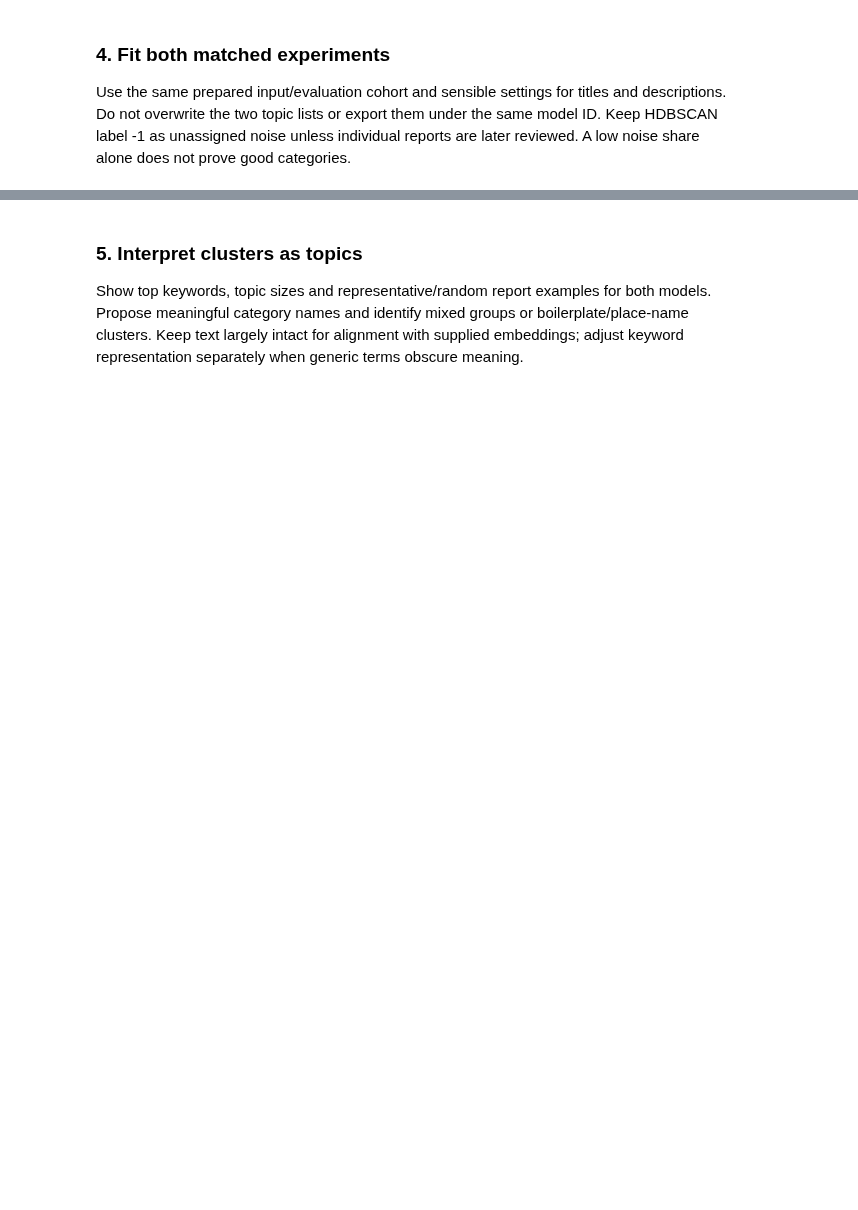
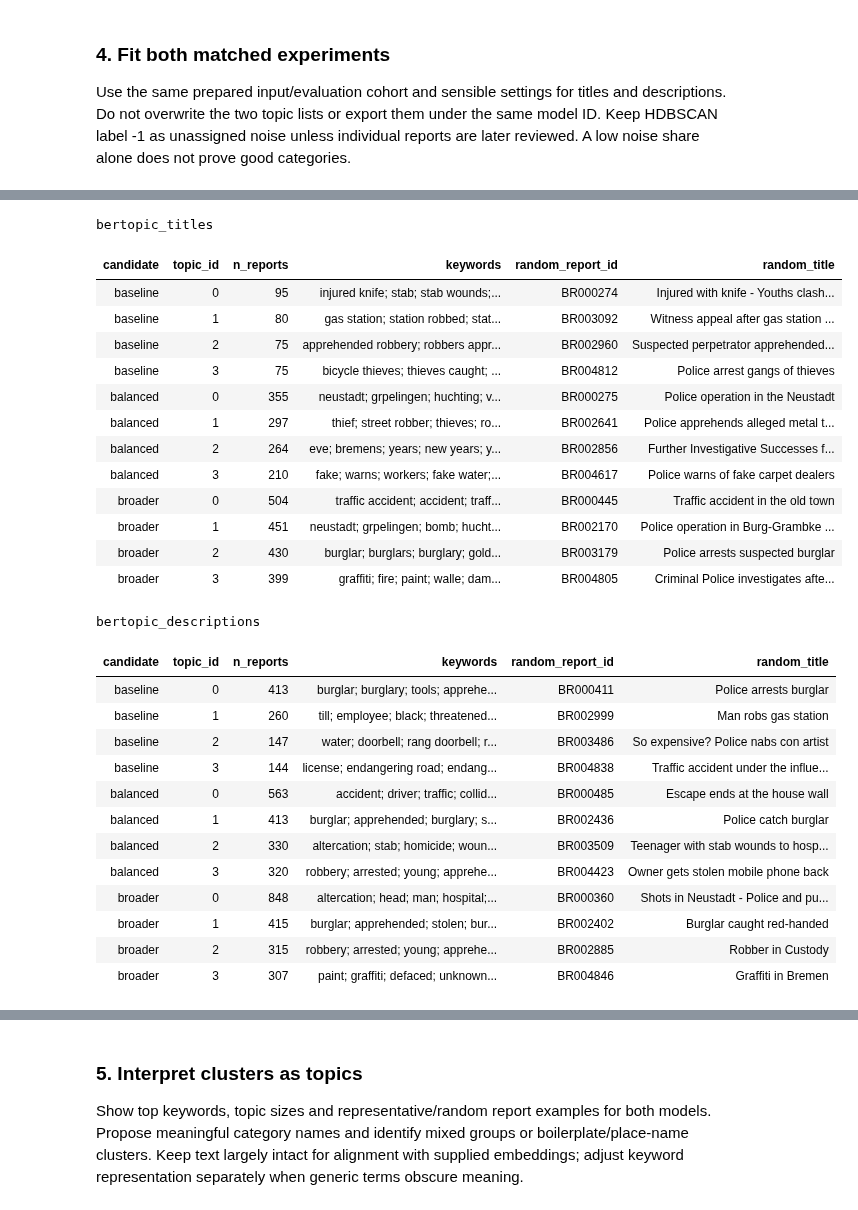
Before and after one commit to mshongwe775/bremen-crime-data-analytics, a Jupyter notebook: team_notebooks/04_embedding_topic_modeling.ipynb, the cells around one changed output, grey strips where cells are left out. Saved outputs shown, nothing was run; the diff lists cells and outputs as text; code cells hidden in the pictures; blank space fills up the shorter version.

```diff
--- a/team_notebooks/04_embedding_topic_modeling.ipynb
+++ b/team_notebooks/04_embedding_topic_modeling.ipynb
@@ -113,4 +363,26 @@ Start with a small reduced space such as 5 dimensions for HDBSCAN and a separate
 
 Use the same prepared input/evaluation cohort and sensible settings for titles and descriptions. Do not overwrite the two topic lists or export them under the same model ID. Keep HDBSCAN label -1 as unassigned noise unless individual reports are later reviewed. A low noise share alone does not prove good categories.
 # %%
-# TODO: add short code cells for this step.
+# Reuse the selected fitted objects: no duplicate final fit.
+runs = {model_id: results[selected_setting] for model_id, results in candidates.items()}
+summary_columns = ['model_id', 'modeling_cohort', 'n_topics', 'assigned_reports',
+                   'unassigned_reports', 'noise_rate', 'elapsed_seconds',
+                   'median_topic', 'largest_topic_share']
+model_summary = sensitivity.loc[sensitivity.candidate.eq(selected_setting), summary_columns].copy()
+model_summary = model_summary.rename(columns={'median_topic': 'median_assigned_topic_size'})
+show_table(model_summary.round(4))
+
+# Largest four topics per setting provide comparable development evidence.
+for model_id, results in candidates.items():
+    evidence = []
+    for name, result in results.items():
+        for topic in result['model'].get_topic_info().query('Topic >= 0').head(4).itertuples():
+            positions = np.flatnonzero(result['labels'] == topic.Topic)
+            position = np.random.default_rng(42 + int(topic.Topic)).choice(positions)
+            evidence.append({'candidate': name, 'topic_id': topic.Topic, 'n_reports': topic.Count,
+                'keywords': '; '.join(word for word, _ in result['model'].get_topic(topic.Topic)[:7]),
+                'random_report_id': cohorts[model_id]['ids'][position],
+                'random_title': cohorts[model_id]['frame'].iloc[position].title_en[:140]})
+    print(model_id)
+    show_table(pd.DataFrame(evidence))
+# %% [output]
@@ -117 +392,29 @@ Use the same prepared input/evaluation cohort and sensible settings for titles a
+bertopic_titles
+| candidate | topic_id | n_reports | keywords | random_report_id | random_title |
+| baseline | 0 | 95 | injured knife; stab; stab wounds;... | BR000274 | Injured with knife - Youths clash... |
+| baseline | 1 | 80 | gas station; station robbed; stat... | BR003092 | Witness appeal after gas station ... |
+| baseline | 2 | 75 | apprehended robbery; robbers appr... | BR002960 | Suspected perpetrator apprehended... |
+| baseline | 3 | 75 | bicycle thieves; thieves caught; ... | BR004812 | Police arrest gangs of thieves |
+| balanced | 0 | 355 | neustadt; grpelingen; huchting; v... | BR000275 | Police operation in the Neustadt |
+| balanced | 1 | 297 | thief; street robber; thieves; ro... | BR002641 | Police apprehends alleged metal t... |
+| balanced | 2 | 264 | eve; bremens; years; new years; y... | BR002856 | Further Investigative Successes f... |
+| balanced | 3 | 210 | fake; warns; workers; fake water;... | BR004617 | Police warns of fake carpet dealers |
+| broader | 0 | 504 | traffic accident; accident; traff... | BR000445 | Traffic accident in the old town |
+| broader | 1 | 451 | neustadt; grpelingen; bomb; hucht... | BR002170 | Police operation in Burg-Grambke ... |
+| broader | 2 | 430 | burglar; burglars; burglary; gold... | BR003179 | Police arrests suspected burglar |
+| broader | 3 | 399 | graffiti; fire; paint; walle; dam... | BR004805 | Criminal Police investigates afte... |
+bertopic_descriptions
+| candidate | topic_id | n_reports | keywords | random_report_id | random_title |
+| baseline | 0 | 413 | burglar; burglary; tools; apprehe... | BR000411 | Police arrests burglar |
+| baseline | 1 | 260 | till; employee; black; threatened... | BR002999 | Man robs gas station |
+| baseline | 2 | 147 | water; doorbell; rang doorbell; r... | BR003486 | So expensive? Police nabs con artist |
+| baseline | 3 | 144 | license; endangering road; endang... | BR004838 | Traffic accident under the influe... |
+| balanced | 0 | 563 | accident; driver; traffic; collid... | BR000485 | Escape ends at the house wall |
+| balanced | 1 | 413 | burglar; apprehended; burglary; s... | BR002436 | Police catch burglar |
+| balanced | 2 | 330 | altercation; stab; homicide; woun... | BR003509 | Teenager with stab wounds to hosp... |
+| balanced | 3 | 320 | robbery; arrested; young; apprehe... | BR004423 | Owner gets stolen mobile phone back |
+| broader | 0 | 848 | altercation; head; man; hospital;... | BR000360 | Shots in Neustadt - Police and pu... |
+| broader | 1 | 415 | burglar; apprehended; stolen; bur... | BR002402 | Burglar caught red-handed |
+| broader | 2 | 315 | robbery; arrested; young; apprehe... | BR002885 | Robber in Custody |
+| broader | 3 | 307 | paint; graffiti; defaced; unknown... | BR004846 | Graffiti in Bremen |
 # %% [markdown]
```
Also changed, not shown: parts of 28 cells of this notebook, 14 other files.
